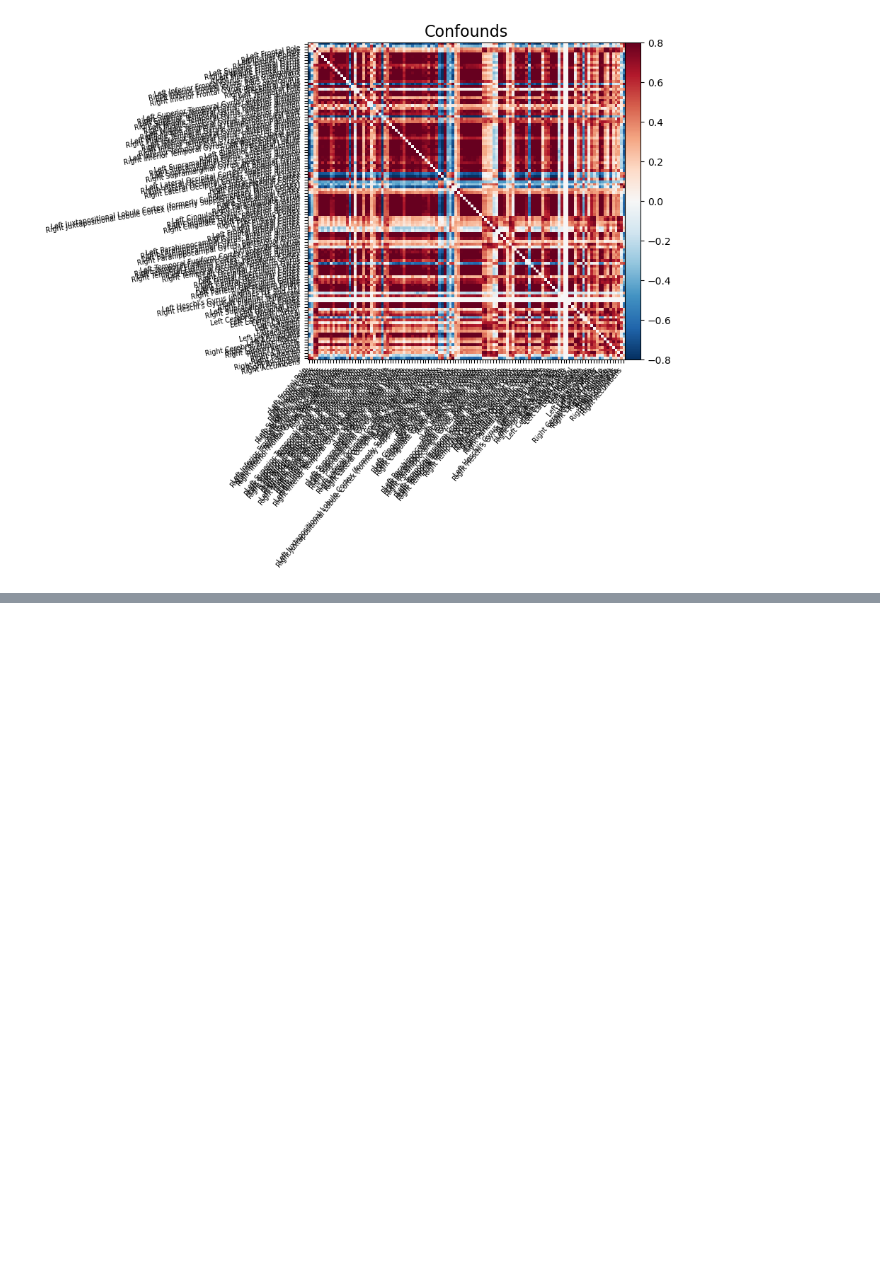
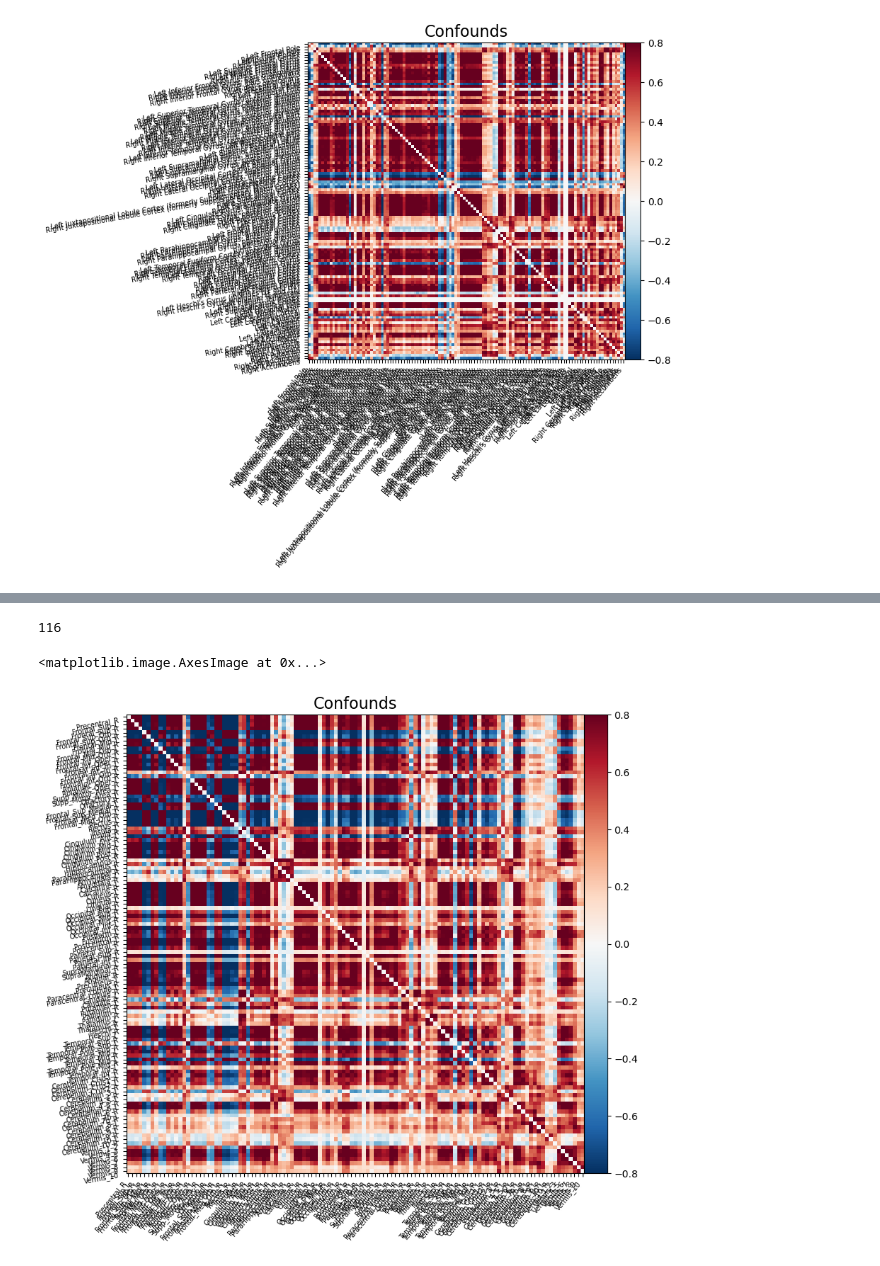
Before and after one commit to yanismiraoui/CNS-Research-YM, a Jupyter notebook: atlas_preprocessing.ipynb, the cells around one changed output, grey strips where cells are left out. Saved outputs shown, nothing was run; the diff lists cells and outputs as text; code cells hidden in the pictures; blank space fills up the shorter version.

```diff
--- a/atlas_preprocessing.ipynb
+++ b/atlas_preprocessing.ipynb
@@ -132,0 +135,21 @@ plotting.plot_connectome(
+# %%
+from nilearn import datasets
+from nilearn.maskers import NiftiLabelsMasker
+
+## CORTICAL ##
+dataset = datasets.fetch_atlas_aal()
+atlas_filename = dataset.maps
+labels = dataset.labels
+
+masker = NiftiLabelsMasker(
+    labels_img=atlas_filename,
+    standardize="zscore_sample",
+    standardize_confounds="zscore_sample",
+    memory="nilearn_cache",
+    verbose=5,
+    labels=labels,
+)
+
+time_series = masker.fit_transform(nifti_path)
+
+print("Shape of time series for the atlas: ", time_series.shape) # Expecting to be (n_time_points, 96)
@@ -132,0 +176,29 @@ plotting.plot_connectome(
+# %%
+len(labels)
+# %% [output]
+116
+# %%
+from nilearn.connectome import ConnectivityMeasure
+
+# Compute correlation matrices
+correlation_measure = ConnectivityMeasure(
+    kind="correlation",
+    standardize="zscore_sample",
+)
+correlation_matrix = correlation_measure.fit_transform([time_series])[0]
+
+# Plot the correlation matrix
+from nilearn import plotting
+np.fill_diagonal(correlation_matrix, 0)
+# The labels we have start with the background (0), hence we skip the first label
+plotting.plot_matrix(
+    correlation_matrix,
+    figure=(10, 8),
+    vmax=0.8,
+    vmin=-0.8,
+    title="Confounds",
+    labels=labels[1:],
+)
+# %% [output]
+<matplotlib.image.AxesImage at 0x...>
+[figure, added]
```
Also changed, not shown: parts of 6 cells of this notebook, 7 other files.
